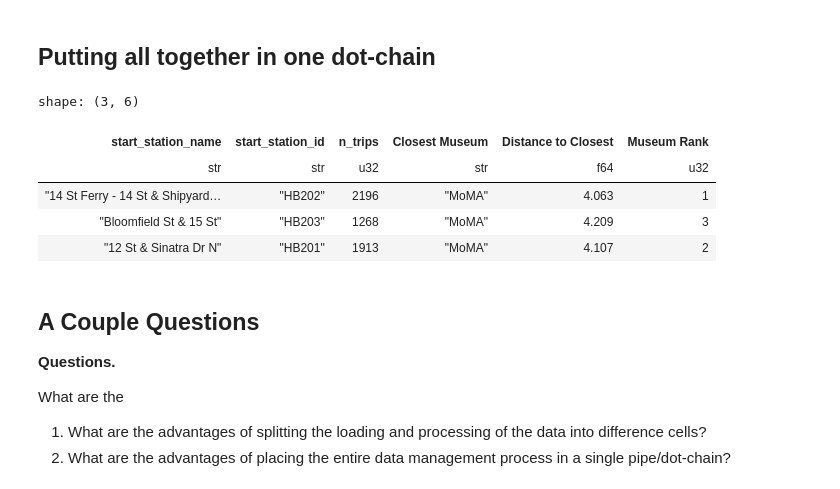
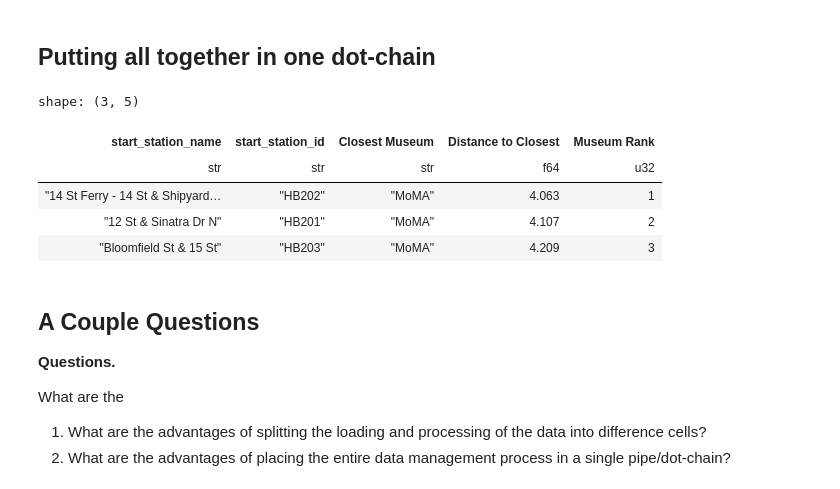
Before and after one commit to sq9890xp/museum_tours, a Jupyter notebook: act1_4_museum_tour-checkpoint.ipynb, the cells around one changed output. Cells and saved outputs as stored; diff of their text form; code cells hidden in the pictures.

```diff
--- a/act1_4_museum_tour-checkpoint.ipynb
+++ b/act1_4_museum_tour-checkpoint.ipynb
@@ -314,15 +328,18 @@ city_bike = pl.read_csv(
 .group_by(["start_station_name", "start_station_id"])
  # Aggregate here
 .agg(
-     pl.len().alias("n_trips"),
      pl.col("start_lat").mean(),
      pl.col("start_lng").mean(),
     )
  .with_columns(
-        great_circle_distance("start_lat","start_lng", gug_lat,  gug_lng).alias("Guggenheim"),
-        great_circle_distance("start_lat","start_lng", nh_lat,   nh_lng ).alias("Natural History"),
-        great_circle_distance("start_lat","start_lng", moma_lat, moma_lng).alias("MoMA"),
+        great_circle_distance("start_lat","start_lng", gug_lat,  gug_lng).alias("Guggenheim")
     )
+ .with_columns(
+     great_circle_distance("start_lat","start_lng", nh_lat,   nh_lng ).alias("Natural History")
+ )
+ .with_columns(
+     great_circle_distance("start_lat","start_lng", moma_lat, moma_lng).alias("MoMA")
+ )
     .with_columns(
         pl.col(["Guggenheim", "Natural History", "MoMA"])
     )
@@ -343,40 +360,39 @@ city_bike = pl.read_csv(
                <= pl.col("Guggenheim").cast(pl.Float64)) &
             (pl.col("Natural History").cast(pl.Float64)
                <= pl.col("MoMA").cast(pl.Float64))
         ).then(pl.lit("Natural History"))
          .otherwise(pl.lit("MoMA"))
          .alias("Closest Museum")
     )
 
  # Create a closest museum DISTANCE column using a when(...).then(...).otherwise(...) expression.
     .with_columns(
         pl.when(pl.col("Closest Museum") == "Guggenheim")
            .then(pl.col("Guggenheim").cast(pl.Float64))
          .when(pl.col("Closest Museum") == "Natural History")
            .then(pl.col("Natural History").cast(pl.Float64))
          .otherwise(pl.col("MoMA").cast(pl.Float64))
          .alias("Distance to Closest")
                 )
 
  # Drop the individual museum distance columns.
      .drop(["Guggenheim", "Natural History", "MoMA"])
 
     .with_columns(
         pl.col("Distance to Closest")
           .rank(method="min", descending=False)
           .alias("Museum Rank")
     )
  # Filter to get the top three for each museum.
     .filter(pl.col("Museum Rank") <= 3)
-
 )
 # %% [output]
-shape: (3, 6)
+shape: (3, 5)
-| start_station_name | start_station_id | n_trips | Closest Museum | Distance to Closest | Museum Rank |
-| str | str | u32 | str | f64 | u32 |
-| "14 St Ferry - 14 St & Shipyard… | "HB202" | 2196 | "MoMA" | 4.063 | 1 |
-| "Bloomfield St & 15 St" | "HB203" | 1268 | "MoMA" | 4.209 | 3 |
-| "12 St & Sinatra Dr N" | "HB201" | 1913 | "MoMA" | 4.107 | 2 |
+| start_station_name | start_station_id | Closest Museum | Distance to Closest | Museum Rank |
+| str | str | str | f64 | u32 |
+| "14 St Ferry - 14 St & Shipyard… | "HB202" | "MoMA" | 4.063 | 1 |
+| "12 St & Sinatra Dr N" | "HB201" | "MoMA" | 4.107 | 2 |
+| "Bloomfield St & 15 St" | "HB203" | "MoMA" | 4.209 | 3 |
 # %% [markdown]
 ## A Couple Questions
 
```
Also changed, not shown: parts of 7 cells of this notebook.
